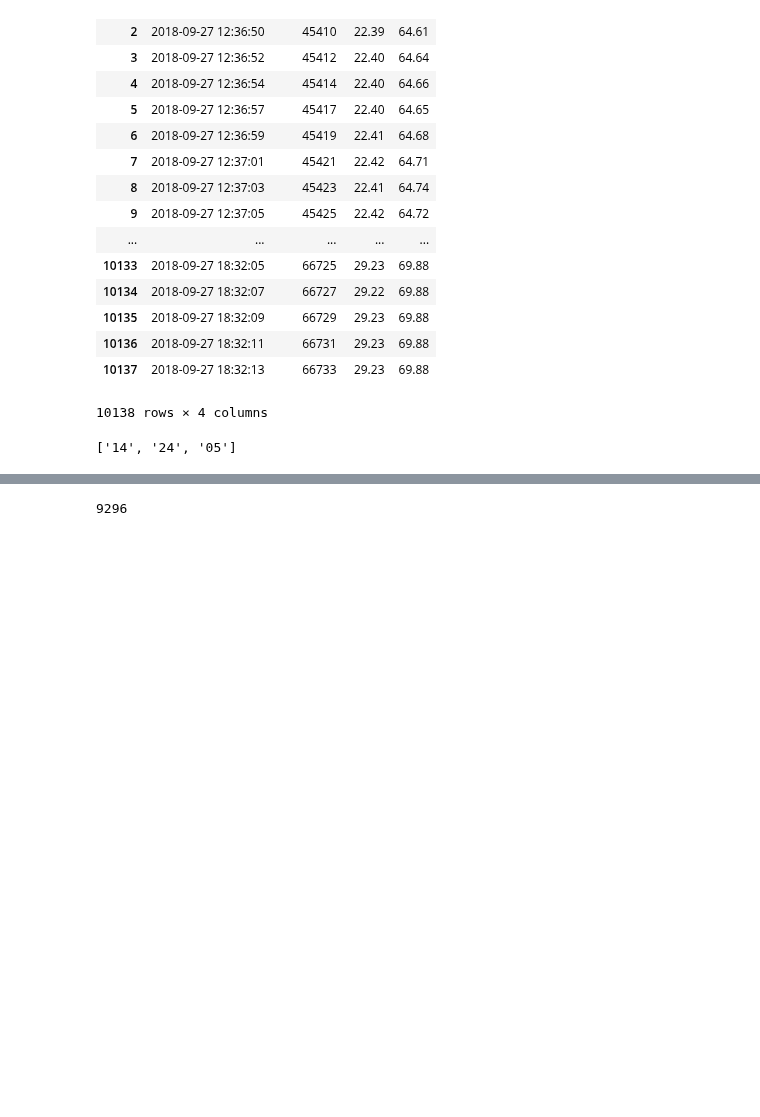
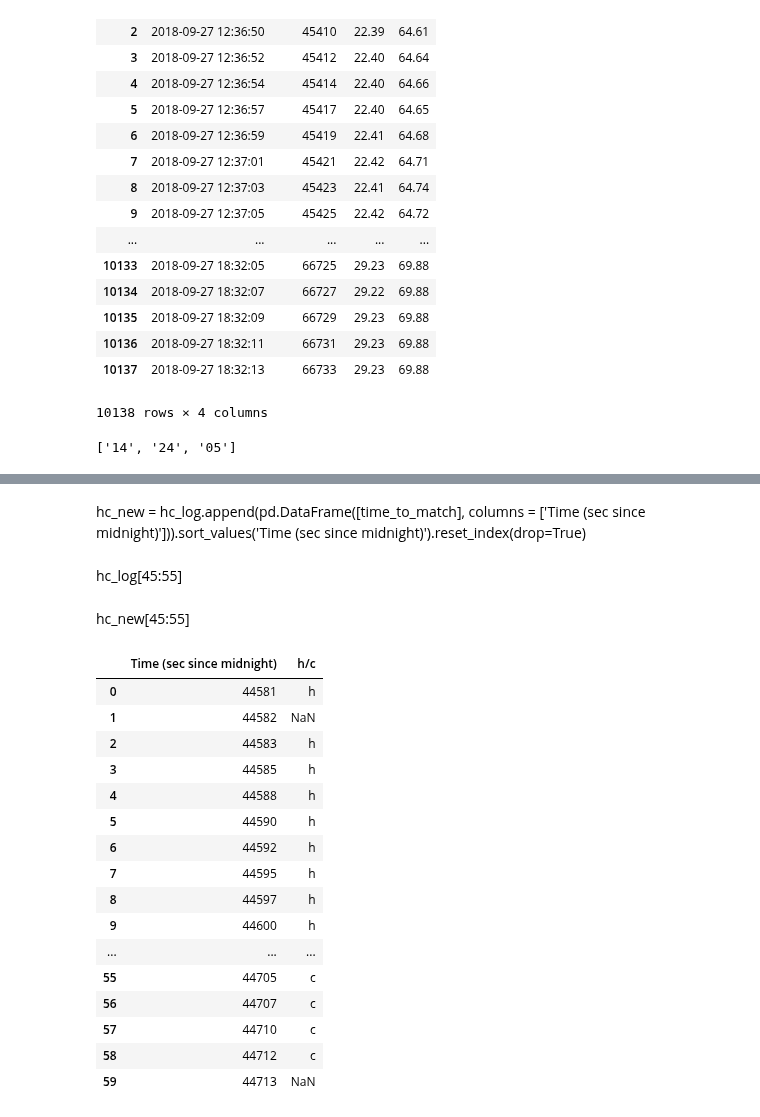
Before and after one commit to micolbedarida/MSci_Project, a Jupyter notebook: matching_time_and_temps.ipynb, the cells around one changed output, grey strips where cells are left out. Saved outputs shown, nothing was run; the diff lists cells and outputs as text; code cells hidden in the pictures; blank space fills up the shorter version.

```diff
--- a/matching_time_and_temps.ipynb
+++ b/matching_time_and_temps.ipynb
@@ -131,5 +137,3 @@ time_to_match = 44700.1
 #look above and below the value
 # sort h_c table with the time value in it and look above and below.
 # remove the value before doing it with the next spectrum
-# %%
-hc_new = hc_log.append(pd.DataFrame([time_to_match], columns = ['Time (sec since midnight)'])).sort_values('Time (sec since midnight)').reset_index(drop=True)
@@ -164,5 +140,43 @@ hc_new[45:55]
-# %%
-for i in len(range(hc_log.count()[0])):
-    while DataFrame.get_value(index, col, takeable=False)[source]
-# %% [output]
-9296
+# %% [markdown]
+hc_new = hc_log.append(pd.DataFrame([time_to_match], columns = ['Time (sec since midnight)'])).sort_values('Time (sec since midnight)').reset_index(drop=True)
+# %% [markdown]
+hc_log[45:55]
+# %% [markdown]
+hc_new[45:55]
+# %%
+def insert_row(idx, df, df_insert):
+    dfA = df.iloc[:idx, ]
+    dfB = df.iloc[idx:, ]
+
+    df = dfA.append(df_insert).append(dfB).reset_index(drop = True)
+
+    return df
+# %%
+times = [44582, 44633, 44713]
+times.sort(reverse = True)
+for t in times:
+    i=0
+    while hc_log.get_value(i, col='Time (sec since midnight)') <= t:
+        i += 1
+    line = pd.DataFrame([t], columns = ['Time (sec since midnight)'])
+    hc_log = insert_row(i, hc_log, line)
+# %%
+hc_log[:60]
+# %% [output]
+|  | Time (sec since midnight) | h/c |
+| 0 | 44581 | h |
+| 1 | 44582 | NaN |
+| 2 | 44583 | h |
+| 3 | 44585 | h |
+| 4 | 44588 | h |
+| 5 | 44590 | h |
+| 6 | 44592 | h |
+| 7 | 44595 | h |
+| 8 | 44597 | h |
+| 9 | 44600 | h |
+| ... | ... | ... |
+| 55 | 44705 | c |
+| 56 | 44707 | c |
+| 57 | 44710 | c |
+| 58 | 44712 | c |
+| 59 | 44713 | NaN |
```
Also changed, not shown: parts of 4 cells of this notebook.
